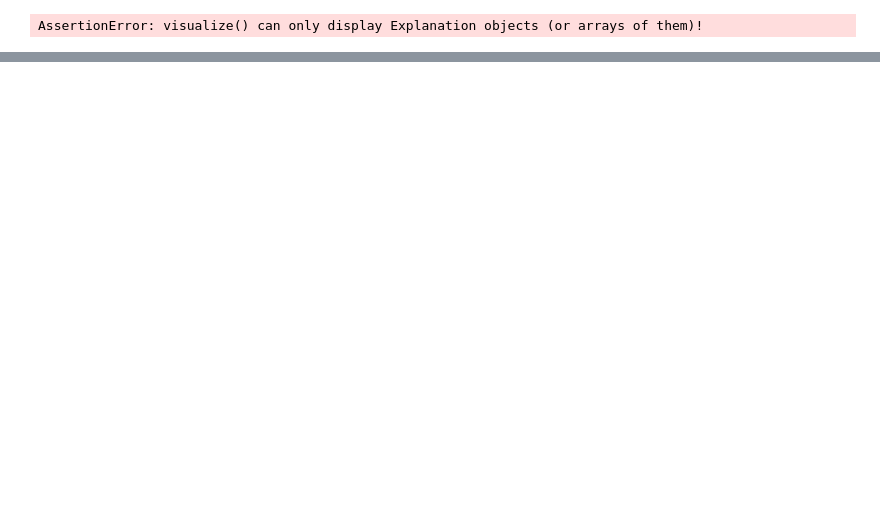
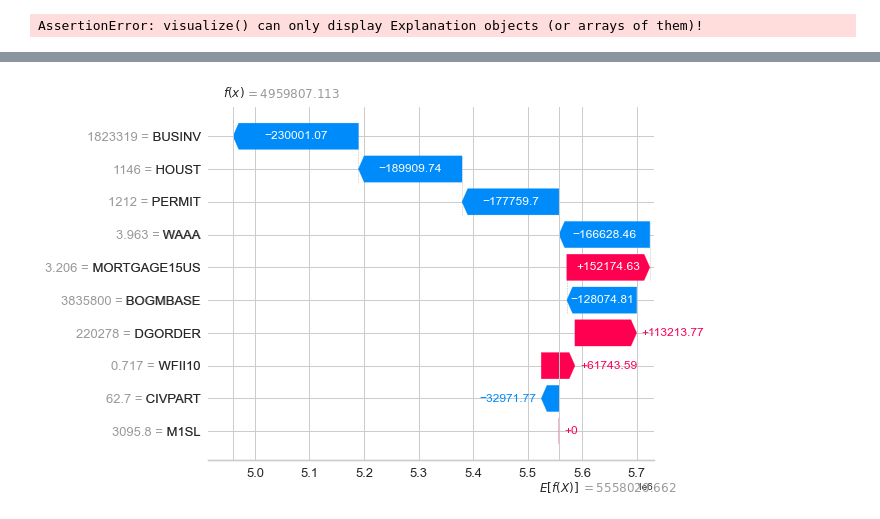
Before and after one commit to jluisjm/Paychex_revenue_forecast, a Jupyter notebook: notebooks/drivers_analysis.ipynb, the cells around one changed output, grey strips where cells are left out. Drawn from its saved outputs; the diff is of its cells as text; code cells hidden in the pictures; blank space fills up the shorter version.

```diff
--- a/notebooks/drivers_analysis.ipynb
+++ b/notebooks/drivers_analysis.ipynb
@@ -148,0 +165,4 @@ shap.summary_plot(shap_values, features=X, feature_names=X.columns, plot_type='b
+# %%
+shap.plots.waterfall(shap_values[sample_ind], max_display=14)
+# %% [output]
+[figure, added]
```
Also changed, not shown: parts of 8 cells of this notebook, 3 other files.
